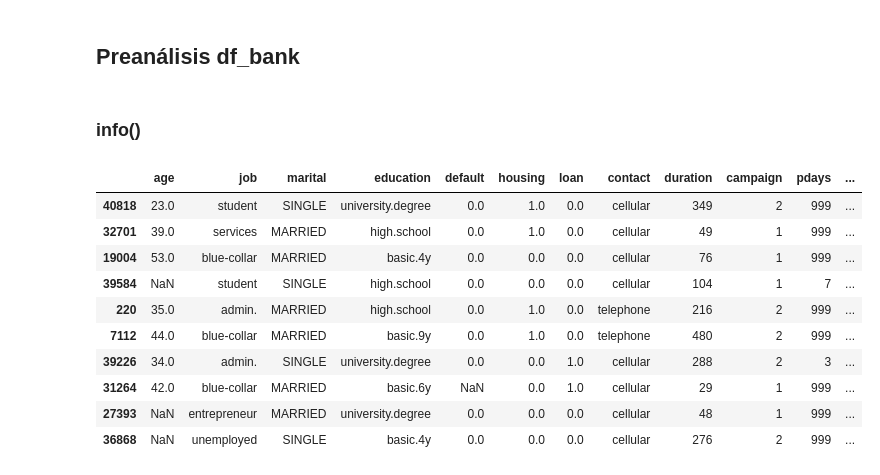
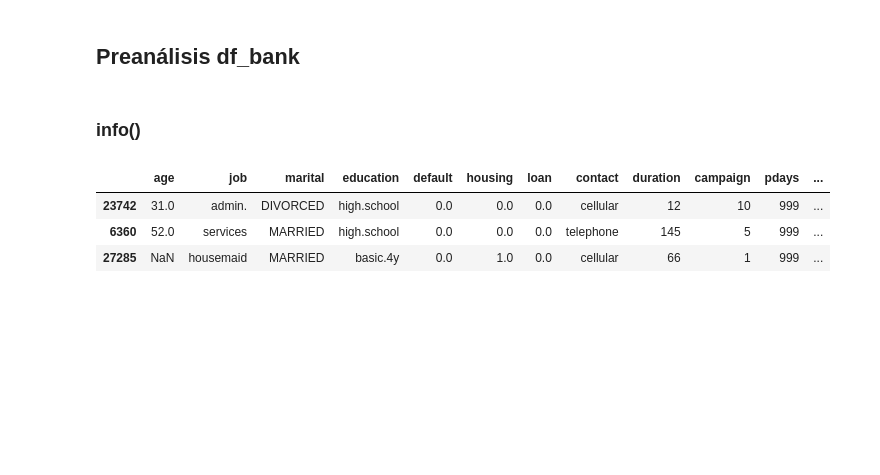
Before and after one commit to MariCruzTE/eda_python_bank_additional, a Jupyter notebook: jupyters/limpieza.ipynb, the cells around one changed output. Saved outputs shown, nothing was run; the diff lists cells and outputs as text; code cells hidden in the pictures; blank space fills up the shorter version.

```diff
--- a/jupyters/limpieza.ipynb
+++ b/jupyters/limpieza.ipynb
@@ -181,19 +145,12 @@ array(['089b39d8-e4d0-461b-87d4-814d71e0e079',
 # %% [markdown]
 ### info()
 # %%
-df_bank.sample(10)
+df_bank.sample(3)
 # %% [output]
 |  | age | job | marital | education | default | housing | loan | contact | duration | campaign | pdays | ... |
-| 40818 | 23.0 | student | SINGLE | university.degree | 0.0 | 1.0 | 0.0 | cellular | 349 | 2 | 999 | ... |
-| 32701 | 39.0 | services | MARRIED | high.school | 0.0 | 1.0 | 0.0 | cellular | 49 | 1 | 999 | ... |
-| 19004 | 53.0 | blue-collar | MARRIED | basic.4y | 0.0 | 0.0 | 0.0 | cellular | 76 | 1 | 999 | ... |
-| 39584 | NaN | student | SINGLE | high.school | 0.0 | 0.0 | 0.0 | cellular | 104 | 1 | 7 | ... |
-| 220 | 35.0 | admin. | MARRIED | high.school | 0.0 | 1.0 | 0.0 | telephone | 216 | 2 | 999 | ... |
-| 7112 | 44.0 | blue-collar | MARRIED | basic.9y | 0.0 | 1.0 | 0.0 | telephone | 480 | 2 | 999 | ... |
-| 39226 | 34.0 | admin. | SINGLE | university.degree | 0.0 | 0.0 | 1.0 | cellular | 288 | 2 | 3 | ... |
-| 31264 | 42.0 | blue-collar | MARRIED | basic.6y | NaN | 0.0 | 1.0 | cellular | 29 | 1 | 999 | ... |
-| 27393 | NaN | entrepreneur | MARRIED | university.degree | 0.0 | 0.0 | 0.0 | cellular | 48 | 1 | 999 | ... |
-| 36868 | NaN | unemployed | SINGLE | basic.4y | 0.0 | 0.0 | 0.0 | cellular | 276 | 2 | 999 | ... |
+| 23742 | 31.0 | admin. | DIVORCED | high.school | 0.0 | 0.0 | 0.0 | cellular | 12 | 10 | 999 | ... |
+| 6360 | 52.0 | services | MARRIED | high.school | 0.0 | 0.0 | 0.0 | telephone | 145 | 5 | 999 | ... |
+| 27285 | NaN | housemaid | MARRIED | basic.4y | 0.0 | 1.0 | 0.0 | cellular | 66 | 1 | 999 | ... |
 # %%
 df_bank.info()
 # %% [output]
```
Also changed, not shown: parts of 30 cells of this notebook.
